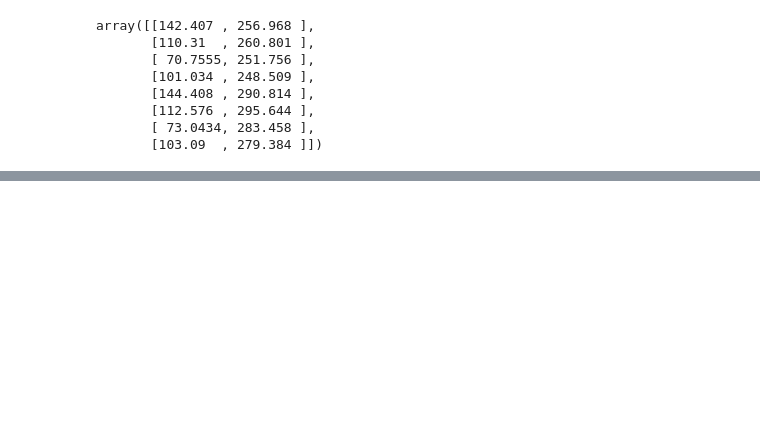
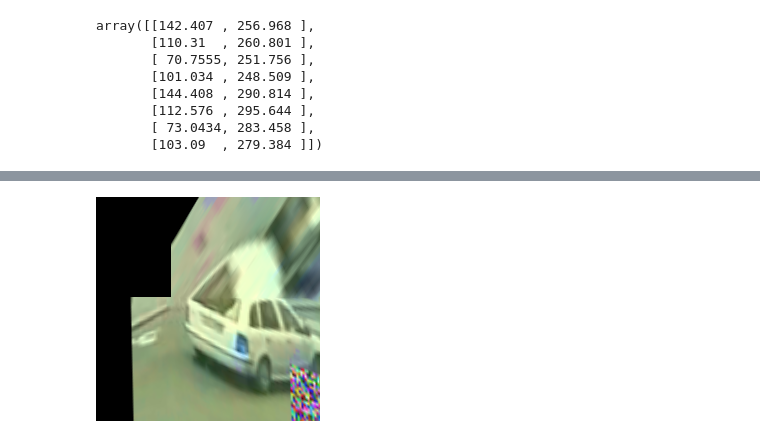
Before and after one commit to martinodonnell/LowResImageRecognision, a Jupyter notebook: jupyterFiles/Boxcars Augmentation Take 2.ipynb, the cells around one changed output, grey strips where cells are left out. Cells and saved outputs as stored; diff of their text form; code cells hidden in the pictures; blank space fills up the shorter version.

```diff
--- a/jupyterFiles/Boxcars Augmentation Take 2.ipynb
+++ b/jupyterFiles/Boxcars Augmentation Take 2.ipynb
@@ -175,0 +181,27 @@ img = get_image(vehicle_id, instance_id)
+# %%
+vehicle, instance, bb3d = get_vehicle_instance_data(vehicle_id, instance_id)
+image = get_image(vehicle_id, instance_id)
+
+vehicle['instances'][0]['path']
+
+fn = '/Users/martinodonnell/Documents/uni/fourth_year/4006/LowResImageRecognision/data/BoxCars/images/' + vehicle['instances'][0]['path']
+
+img = Image.open(fn)
+#Convert from pil to cv
+img = np.array(img)
+
+if True:
+    img = alter_HSV(img) # randomly alternate color
+    img = image_drop(img) # randomly remove part of the image
+    bb_noise = np.clip(np.random.randn(2) * 1.5, -5, 5) # generate random bounding box movement
+    flip = bool(random.getrandbits(1)) # random flip
+    img, bb3d = add_bb_noise_flip(img, bb3d, flip, bb_noise)
+
+img = unpack_3DBB(img, bb3d)
+# img = (img.astype(np.float32) - 116)/128.
+
+img = Image.fromarray(img)
+img
+# plt.imshow(img)
+# %% [output]
+[figure, added]
```
Also changed, not shown: parts of 4 cells of this notebook, 1 other file.
